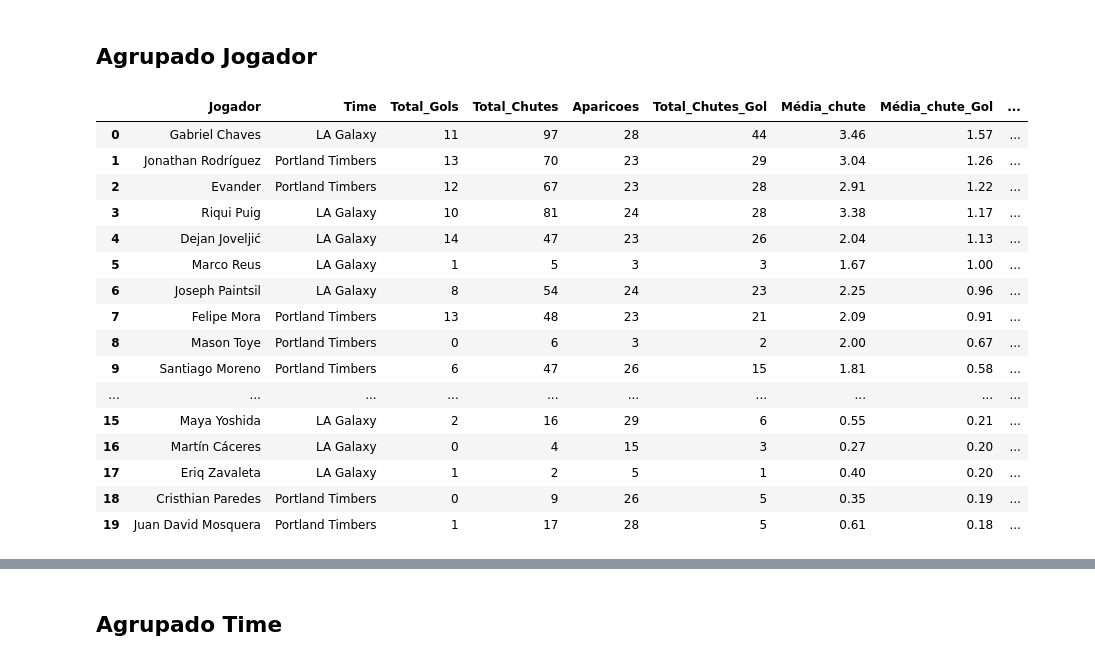
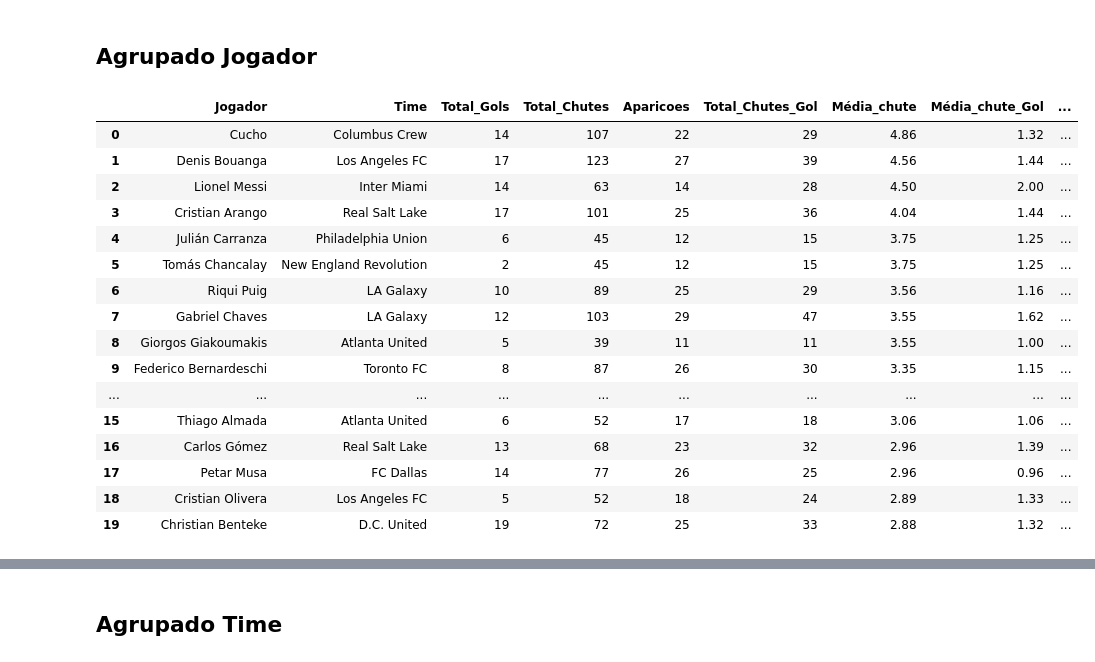
Before and after one commit to eduardopfbp/MLS-PlayerStats, a Jupyter notebook: analise.ipynb, the cells around one changed output, grey strips where cells are left out. Cells and saved outputs as stored; diff of their text form; code cells hidden in the pictures.

```diff
--- a/analise.ipynb
+++ b/analise.ipynb
@@ -38,22 +52,23 @@ db_agrupado_jogador['Média_chute_Gol']=round(db_agrupado_jogador['Total_Chutes_
 db_agrupado_jogador['Média_gol']=round(db_agrupado_jogador['Total_Gols'] / db_agrupado_jogador['Aparicoes'],2)
 db_agrupado_jogador['Taxa_Chutes_Gol'] = db_agrupado_jogador['Total_Chutes_Gol'] / db_agrupado_jogador['Total_Chutes']
 # %%
-db_agrupado_jogador[db_agrupado_jogador['Time'].isin(['LA Galaxy','Portland Timbers'])].sort_values(by='Média_chute_Gol', ascending=False, ignore_index= True).head(20)
+filtro = db_agrupado_jogador['Aparicoes']>6
+db_agrupado_jogador[filtro].sort_values(by='Média_chute', ascending=False, ignore_index= True).head(20)
 # %% [output]
 |  | Jogador | Time | Total_Gols | Total_Chutes | Aparicoes | Total_Chutes_Gol | Média_chute | Média_chute_Gol | ... |
-| 0 | Gabriel Chaves | LA Galaxy | 11 | 97 | 28 | 44 | 3.46 | 1.57 | ... |
-| 1 | Jonathan Rodríguez | Portland Timbers | 13 | 70 | 23 | 29 | 3.04 | 1.26 | ... |
-| 2 | Evander | Portland Timbers | 12 | 67 | 23 | 28 | 2.91 | 1.22 | ... |
-| 3 | Riqui Puig | LA Galaxy | 10 | 81 | 24 | 28 | 3.38 | 1.17 | ... |
-| 4 | Dejan Joveljić | LA Galaxy | 14 | 47 | 23 | 26 | 2.04 | 1.13 | ... |
-| 5 | Marco Reus | LA Galaxy | 1 | 5 | 3 | 3 | 1.67 | 1.00 | ... |
-| 6 | Joseph Paintsil | LA Galaxy | 8 | 54 | 24 | 23 | 2.25 | 0.96 | ... |
-| 7 | Felipe Mora | Portland Timbers | 13 | 48 | 23 | 21 | 2.09 | 0.91 | ... |
-| 8 | Mason Toye | Portland Timbers | 0 | 6 | 3 | 2 | 2.00 | 0.67 | ... |
-| 9 | Santiago Moreno | Portland Timbers | 6 | 47 | 26 | 15 | 1.81 | 0.58 | ... |
+| 0 | Cucho | Columbus Crew | 14 | 107 | 22 | 29 | 4.86 | 1.32 | ... |
+| 1 | Denis Bouanga | Los Angeles FC | 17 | 123 | 27 | 39 | 4.56 | 1.44 | ... |
+| 2 | Lionel Messi | Inter Miami | 14 | 63 | 14 | 28 | 4.50 | 2.00 | ... |
+| 3 | Cristian Arango | Real Salt Lake | 17 | 101 | 25 | 36 | 4.04 | 1.44 | ... |
+| 4 | Julián Carranza | Philadelphia Union | 6 | 45 | 12 | 15 | 3.75 | 1.25 | ... |
+| 5 | Tomás Chancalay | New England Revolution | 2 | 45 | 12 | 15 | 3.75 | 1.25 | ... |
+| 6 | Riqui Puig | LA Galaxy | 10 | 89 | 25 | 29 | 3.56 | 1.16 | ... |
+| 7 | Gabriel Chaves | LA Galaxy | 12 | 103 | 29 | 47 | 3.55 | 1.62 | ... |
+| 8 | Giorgos Giakoumakis | Atlanta United | 5 | 39 | 11 | 11 | 3.55 | 1.00 | ... |
+| 9 | Federico Bernardeschi | Toronto FC | 8 | 87 | 26 | 30 | 3.35 | 1.15 | ... |
 | ... | ... | ... | ... | ... | ... | ... | ... | ... | ... |
-| 15 | Maya Yoshida | LA Galaxy | 2 | 16 | 29 | 6 | 0.55 | 0.21 | ... |
-| 16 | Martín Cáceres | LA Galaxy | 0 | 4 | 15 | 3 | 0.27 | 0.20 | ... |
-| 17 | Eriq Zavaleta | LA Galaxy | 1 | 2 | 5 | 1 | 0.40 | 0.20 | ... |
-| 18 | Cristhian Paredes | Portland Timbers | 0 | 9 | 26 | 5 | 0.35 | 0.19 | ... |
-| 19 | Juan David Mosquera | Portland Timbers | 1 | 17 | 28 | 5 | 0.61 | 0.18 | ... |
+| 15 | Thiago Almada | Atlanta United | 6 | 52 | 17 | 18 | 3.06 | 1.06 | ... |
+| 16 | Carlos Gómez | Real Salt Lake | 13 | 68 | 23 | 32 | 2.96 | 1.39 | ... |
+| 17 | Petar Musa | FC Dallas | 14 | 77 | 26 | 25 | 2.96 | 0.96 | ... |
+| 18 | Cristian Olivera | Los Angeles FC | 5 | 52 | 18 | 24 | 2.89 | 1.33 | ... |
+| 19 | Christian Benteke | D.C. United | 19 | 72 | 25 | 33 | 2.88 | 1.32 | ... |
```
Also changed, not shown: parts of 9 cells of this notebook, 6 other files.
